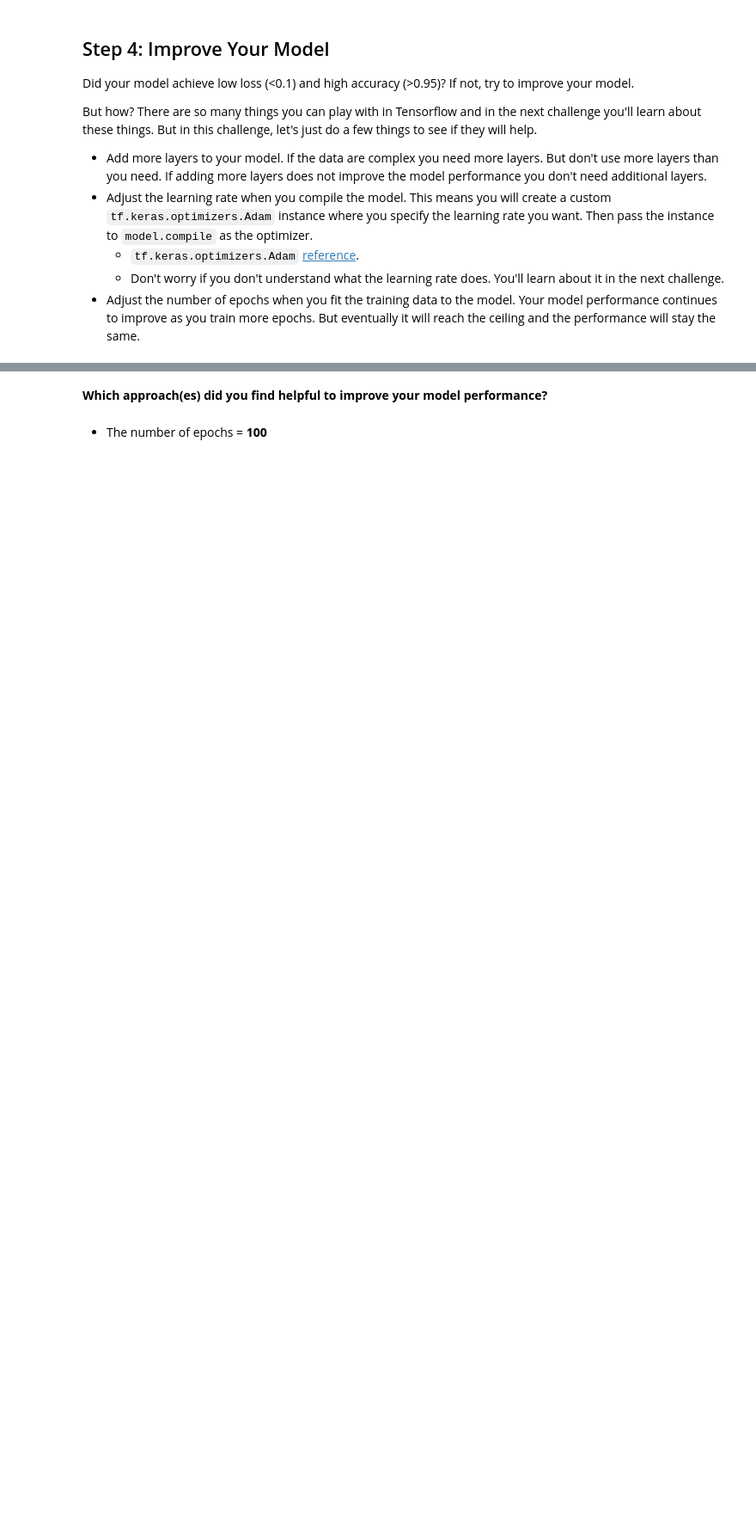
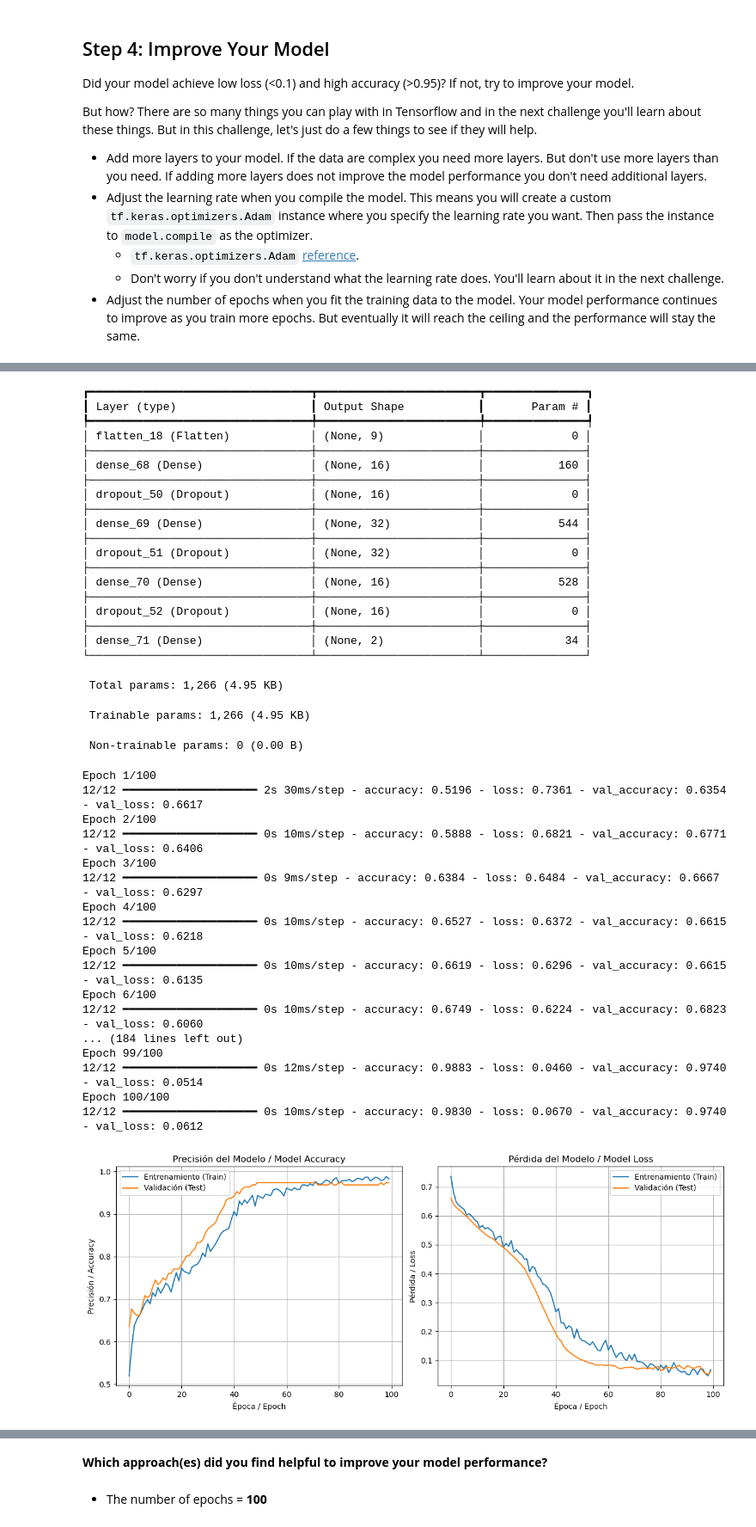
Before and after one commit to ironhack-labs/lab-neural-networks, a Jupyter notebook: your-code/challenge-1.ipynb, the cells around one changed output, grey strips where cells are left out. Shown at 86% size. Cells and saved outputs as stored; diff of their text form; code cells hidden in the pictures; blank space fills up the shorter version.

```diff
--- a/your-code/challenge-1.ipynb
+++ b/your-code/challenge-1.ipynb
@@ -492,0 +509,37 @@ Epoch 20/20
+# %%
+
+## BUILT THE MODEL - creacion del modelo
+tic_tac_toe_model4 = Sequential()
+## Añadimos capas
+tic_tac_toe_model4.add(Input(shape=(9,)))  #  define the input shape
+tic_tac_toe_model4.add(Flatten())
+tic_tac_toe_model4.add(Dense(16, activation='relu'))
+tic_tac_toe_model4.add(Dropout(0.2))
+tic_tac_toe_model4.add(Dense(32, activation='relu'))
+tic_tac_toe_model4.add(Dropout(0.2))
+## new layer
+tic_tac_toe_model4.add(Dense(16, activation='relu'))
+tic_tac_toe_model4.add(Dropout(0.2))
+## ultima capa son softmax
+tic_tac_toe_model4.add(Dense(2, activation='softmax'))
+
+tic_tac_toe_model4.summary()
+tic_tac_toe_model4.compile(optimizer='adam',
+              loss='sparse_categorical_crossentropy',
+              metrics=['accuracy'])
+
+####
+## TRAIN THE MODEL
+batch_size = 64
+### NEW EPOCHS = 100
+epochs = 100
+
+history4 = tic_tac_toe_model4.fit(X_train_sc, y_train,
+                                batch_size=batch_size,
+                                epochs=epochs,
+                                verbose=1,
+                                validation_data=(X_test_sc, y_test))
+
+
+history_plot(history4)
+# %% [output]
@@ -493 +547,41 @@ Epoch 20/20
+┏━━━━━━━━━━━━━━━━━━━━━━━━━━━━━━━━━┳━━━━━━━━━━━━━━━━━━━━━━━━┳━━━━━━━━━━━━━━━┓
+┃ Layer (type)                    ┃ Output Shape           ┃       Param # ┃
+┡━━━━━━━━━━━━━━━━━━━━━━━━━━━━━━━━━╇━━━━━━━━━━━━━━━━━━━━━━━━╇━━━━━━━━━━━━━━━┩
+│ flatten_18 (Flatten)            │ (None, 9)              │             0 │
+├─────────────────────────────────┼────────────────────────┼───────────────┤
+│ dense_68 (Dense)                │ (None, 16)             │           160 │
+├─────────────────────────────────┼────────────────────────┼───────────────┤
+│ dropout_50 (Dropout)            │ (None, 16)             │             0 │
+├─────────────────────────────────┼────────────────────────┼───────────────┤
+│ dense_69 (Dense)                │ (None, 32)             │           544 │
+├─────────────────────────────────┼────────────────────────┼───────────────┤
+│ dropout_51 (Dropout)            │ (None, 32)             │             0 │
+├─────────────────────────────────┼────────────────────────┼───────────────┤
+│ dense_70 (Dense)                │ (None, 16)             │           528 │
+├─────────────────────────────────┼────────────────────────┼───────────────┤
+│ dropout_52 (Dropout)            │ (None, 16)             │             0 │
+├─────────────────────────────────┼────────────────────────┼───────────────┤
+│ dense_71 (Dense)                │ (None, 2)              │            34 │
+└─────────────────────────────────┴────────────────────────┴───────────────┘
+ Total params: 1,266 (4.95 KB)
+ Trainable params: 1,266 (4.95 KB)
+ Non-trainable params: 0 (0.00 B)
+Epoch 1/100
+12/12 ━━━━━━━━━━━━━━━━━━━━ 2s 30ms/step - accuracy: 0.5196 - loss: 0.7361 - val_accuracy: 0.6354 - val_loss: 0.6617
+Epoch 2/100
+12/12 ━━━━━━━━━━━━━━━━━━━━ 0s 10ms/step - accuracy: 0.5888 - loss: 0.6821 - val_accuracy: 0.6771 - val_loss: 0.6406
+Epoch 3/100
+12/12 ━━━━━━━━━━━━━━━━━━━━ 0s 9ms/step - accuracy: 0.6384 - loss: 0.6484 - val_accuracy: 0.6667 - val_loss: 0.6297
+Epoch 4/100
+12/12 ━━━━━━━━━━━━━━━━━━━━ 0s 10ms/step - accuracy: 0.6527 - loss: 0.6372 - val_accuracy: 0.6615 - val_loss: 0.6218
+Epoch 5/100
+12/12 ━━━━━━━━━━━━━━━━━━━━ 0s 10ms/step - accuracy: 0.6619 - loss: 0.6296 - val_accuracy: 0.6615 - val_loss: 0.6135
+Epoch 6/100
+12/12 ━━━━━━━━━━━━━━━━━━━━ 0s 10ms/step - accuracy: 0.6749 - loss: 0.6224 - val_accuracy: 0.6823 - val_loss: 0.6060
+... (184 lines left out)
+Epoch 99/100
+12/12 ━━━━━━━━━━━━━━━━━━━━ 0s 12ms/step - accuracy: 0.9883 - loss: 0.0460 - val_accuracy: 0.9740 - val_loss: 0.0514
+Epoch 100/100
+12/12 ━━━━━━━━━━━━━━━━━━━━ 0s 10ms/step - accuracy: 0.9830 - loss: 0.0670 - val_accuracy: 0.9740 - val_loss: 0.0612
+[figure, added]
 # %% [markdown]
```
Also changed, not shown: parts of 14 cells of this notebook, 1 other file.
